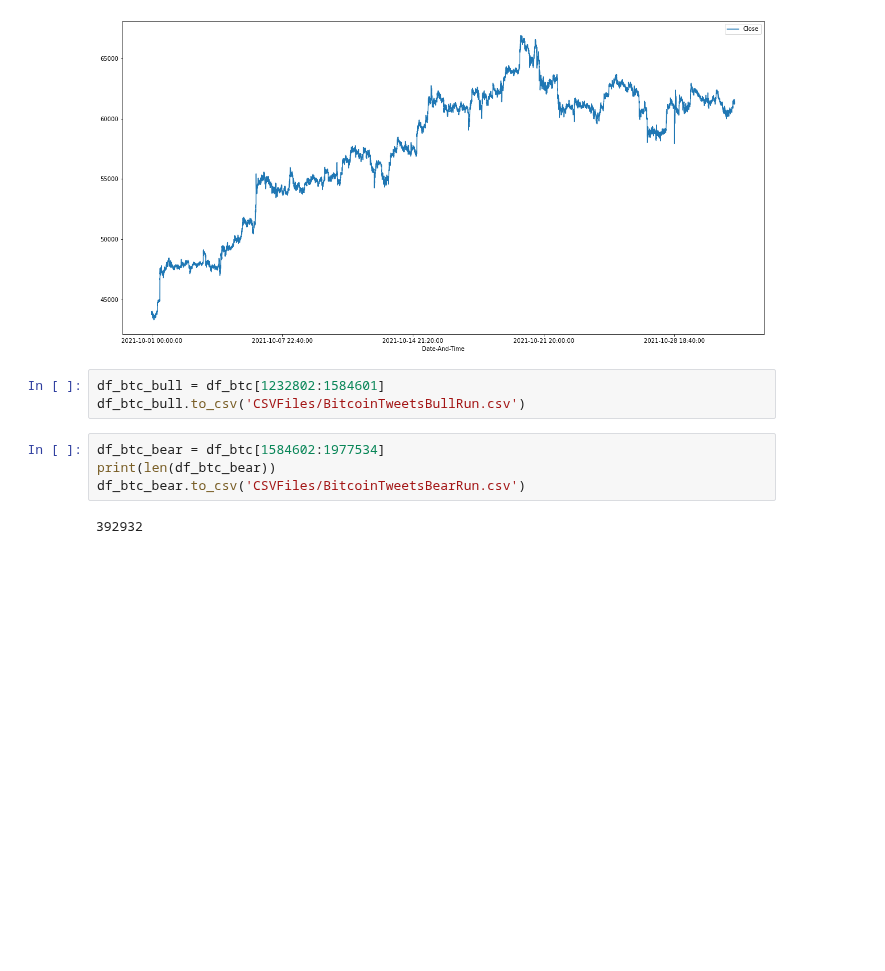
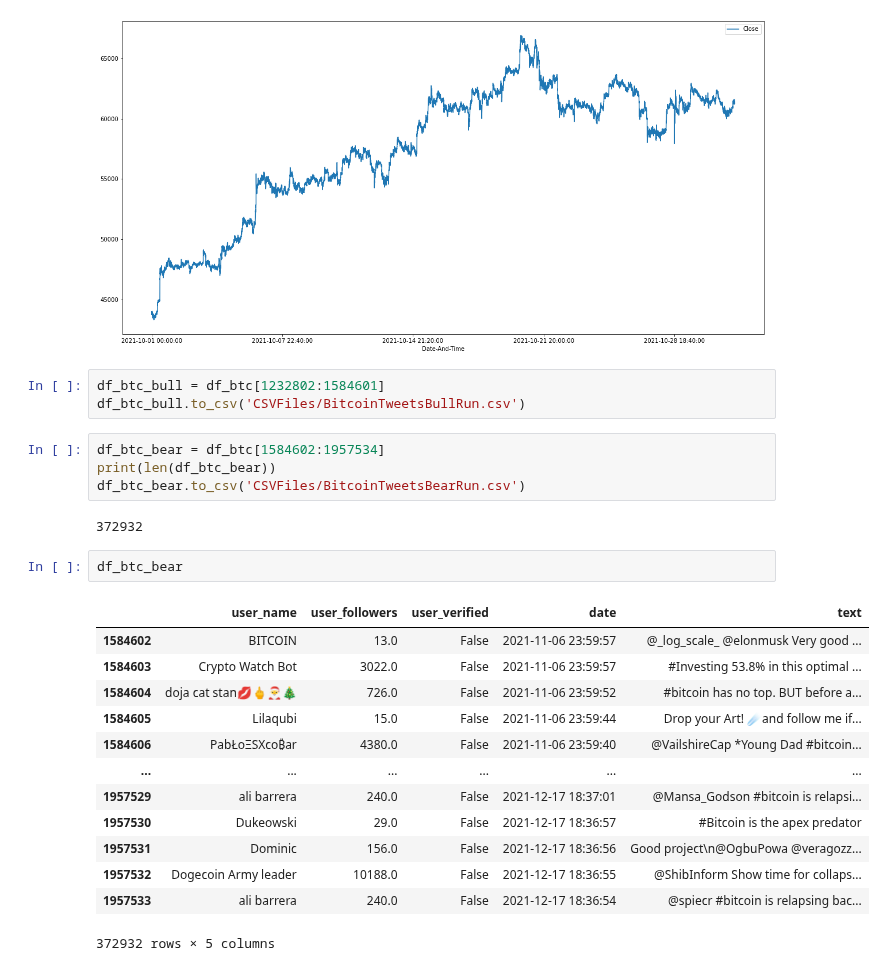
Before and after one commit to PhilipCappello/FineTuningBert, a Jupyter notebook: GettingHistoricalData.ipynb, the cells around one changed output. Saved outputs shown, nothing was run; the diff lists cells and outputs as text; blank space fills up the shorter version.

Commit message:
got btc prices per minute during bear and bull runs with tweets during those runs

```diff
--- a/GettingHistoricalData.ipynb
+++ b/GettingHistoricalData.ipynb
@@ -84,8 +84,24 @@ df_btcusd_bull.plot(x="Date-And-Time", y="Close", kind="line", figsize=(20,10))
 df_btc_bull = df_btc[1232802:1584601]
 df_btc_bull.to_csv('CSVFiles/BitcoinTweetsBullRun.csv')
 # %%
-df_btc_bear = df_btc[1584602:1977534]
+df_btc_bear = df_btc[1584602:1957534]
 print(len(df_btc_bear))
 df_btc_bear.to_csv('CSVFiles/BitcoinTweetsBearRun.csv')
 # %% [output]
-392932
+372932
+# %%
+df_btc_bear
+# %% [output]
+|  | user_name | user_followers | user_verified | date | text |
+| 1584602 | BITCOIN | 13.0 | False | 2021-11-06 23:59:57 | @_log_scale_ @elonmusk Very good ... |
+| 1584603 | Crypto Watch Bot | 3022.0 | False | 2021-11-06 23:59:57 | #Investing 53.8% in this optimal ... |
+| 1584604 | doja cat stan💋🖕🎅🎄 | 726.0 | False | 2021-11-06 23:59:52 | #bitcoin has no top. BUT before a... |
+| 1584605 | Lilaqubi | 15.0 | False | 2021-11-06 23:59:44 | Drop your Art! ☄️and follow me if... |
+| 1584606 | PabŁoΞSXco₿ar | 4380.0 | False | 2021-11-06 23:59:40 | @VailshireCap *Young Dad #bitcoin... |
+| ... | ... | ... | ... | ... | ... |
+| 1957529 | ali barrera | 240.0 | False | 2021-12-17 18:37:01 | @Mansa_Godson #bitcoin is relapsi... |
+| 1957530 | Dukeowski | 29.0 | False | 2021-12-17 18:36:57 | #Bitcoin is the apex predator |
+| 1957531 | Dominic | 156.0 | False | 2021-12-17 18:36:56 | Good project\n@OgbuPowa @veragozz... |
+| 1957532 | Dogecoin Army leader | 10188.0 | False | 2021-12-17 18:36:55 | @ShibInform Show time for collaps... |
+| 1957533 | ali barrera | 240.0 | False | 2021-12-17 18:36:54 | @spiecr #bitcoin is relapsing bac... |
+372932 rows × 5 columns
```
Also changed, not shown: 1 other file.
